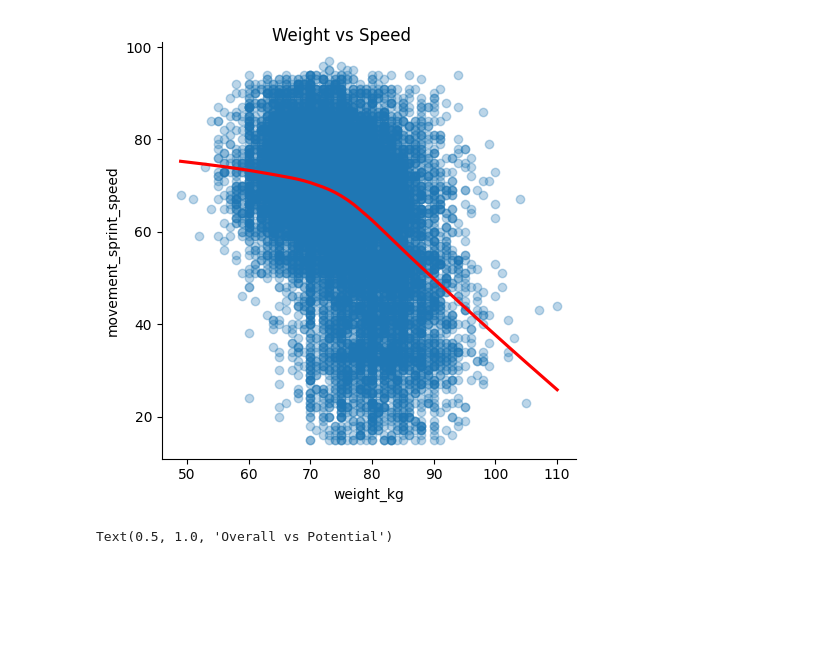
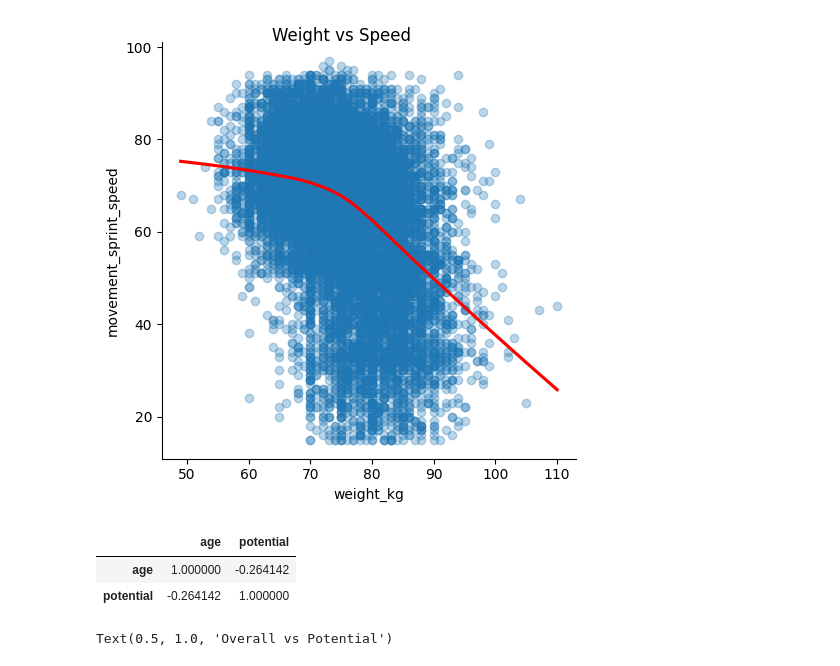
Before and after one commit to RumiAllbert/FIFA-Linear-Analysis, a Jupyter notebook: src/fifa.ipynb, the cells around one changed output. Drawn from its saved outputs; the diff is of its cells as text; code cells hidden in the pictures; blank space fills up the shorter version.

```diff
--- a/src/fifa.ipynb
+++ b/src/fifa.ipynb
@@ -190,6 +190,13 @@ fig.fig.subplots_adjust(top=0.95)
 plt.show()
 # %% [output]
 [figure]
+# %%
+# Correlation between the weight_kg and movement_sprint_speed
+df[['age', 'potential']].corr()
+# %% [output]
+|  | age | potential |
+| age | 1.000000 | -0.264142 |
+| potential | -0.264142 | 1.000000 |
 # %%
 # Plot the linera regression of the overall performance against the potential
 sns.lmplot(x='potential', y='overall', data=df, fit_reg=True, height=5, aspect=2, scatter_kws={'alpha':0.2})
```
Also changed, not shown: 1 other file.
